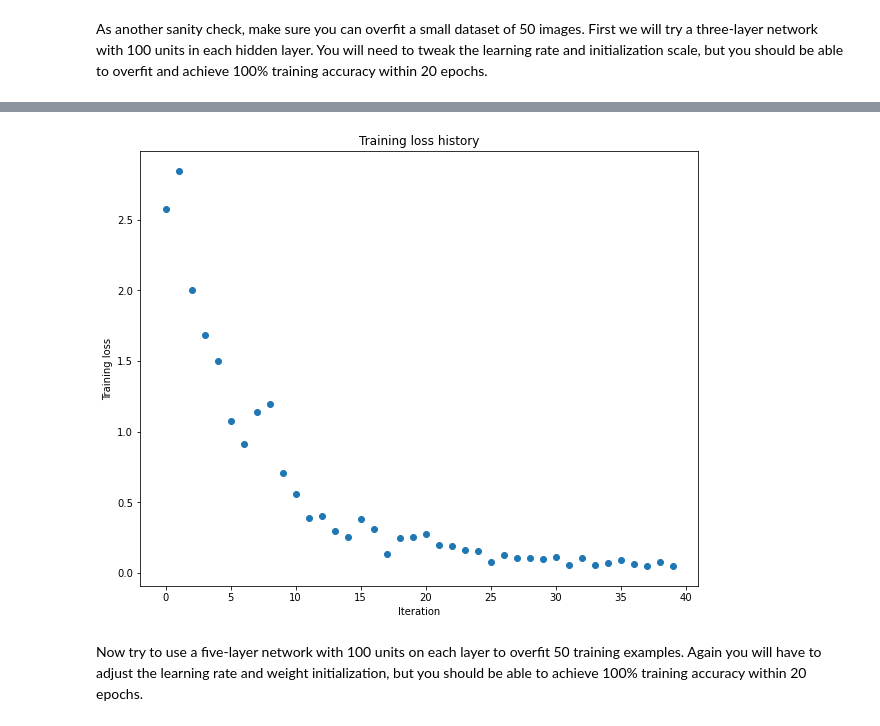
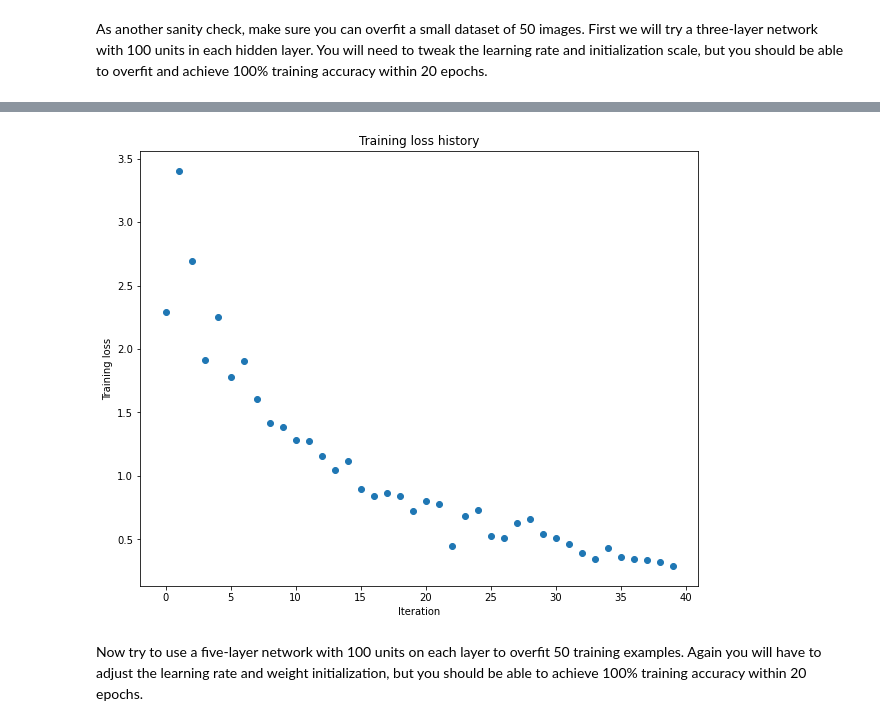
Before and after one commit to samihamahin/cs182_hw1_student, a Jupyter notebook: FullyConnectedNets.ipynb, the cells around one changed output, grey strips where cells are left out. Drawn from its saved outputs; the diff is of its cells as text; code cells hidden in the pictures.

```diff
--- a/FullyConnectedNets.ipynb
+++ b/FullyConnectedNets.ipynb
@@ -465,8 +480,8 @@ small_data = {
 ############################################################################
 # TODO: Tune these parameters to get 100% train accuracy within 20 epochs. #
 ############################################################################
-weight_scale = 1e-2
-learning_rate = 1e-4
+weight_scale = 2e-2
+learning_rate = 1e-3
 ############################################################################
 #                             END OF YOUR CODE                             #
 ############################################################################
@@ -510,4 +525,4 @@ solver.record_histories_as_npz('submission_logs/overfit_3layer_fc.npz')
-[figure, old version]
+[figure, new version]
 # %% [markdown]
 Now try to use a five-layer network with 100 units on each layer to overfit 50 training examples. Again you will have to adjust the learning rate and weight initialization, but you should be able to achieve 100% training accuracy within 20 epochs.
 # %%
```
Also changed, not shown: parts of 11 cells of this notebook, 2 other files.
